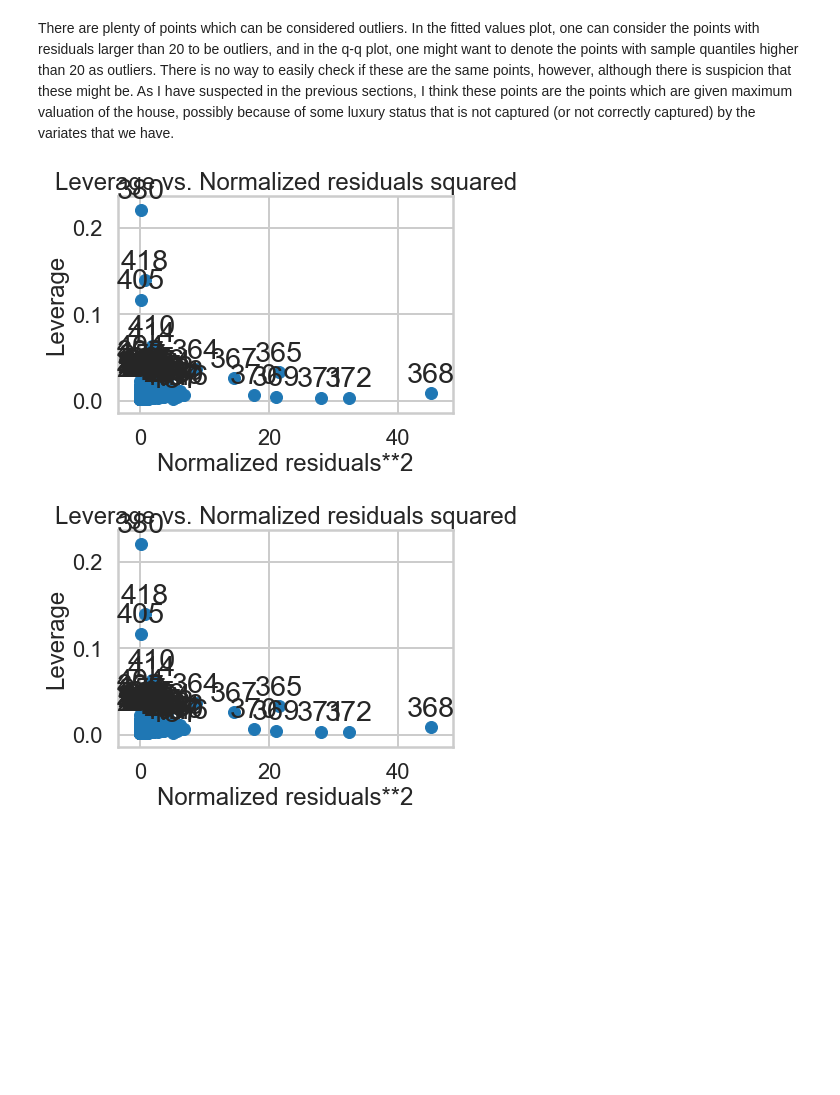
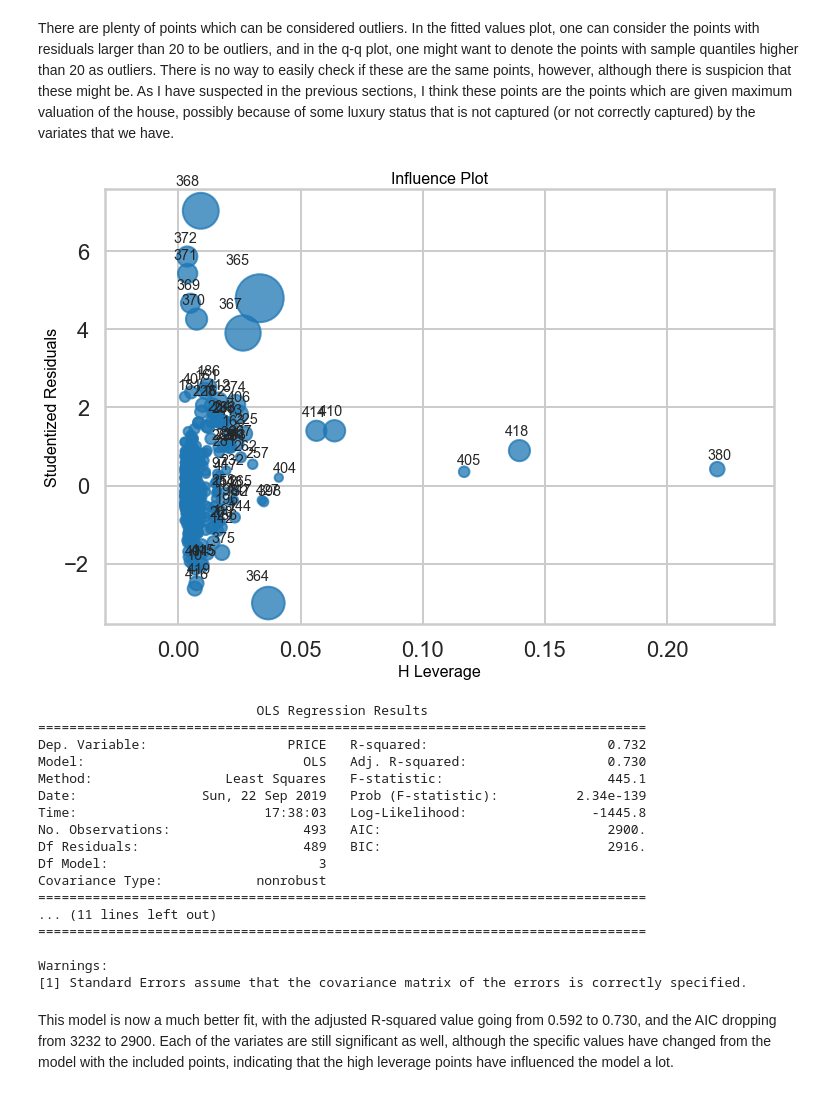
Before and after one commit to c4tsai/Springboard, a Jupyter notebook: Statistics/linear_regression/Mini_Project_Linear_Regression.ipynb, the cells around one changed output. Drawn from its saved outputs; the diff is of its cells as text; code cells hidden in the pictures; blank space fills up the shorter version.

```diff
--- a/Statistics/linear_regression/Mini_Project_Linear_Regression.ipynb
+++ b/Statistics/linear_regression/Mini_Project_Linear_Regression.ipynb
@@ -915,9 +915,32 @@ In the above q-q plot our conclusion of non-normal residuals is well-justified.
 The fitted vs residual plot allows one to check for autocorrelation, while it is easier in the q-q plot to check for normality.
 # %% [markdown]
 There are plenty of points which can be considered outliers. In the fitted values plot, one can consider the points with residuals larger than 20 to be outliers, and in the q-q plot, one might want to denote the points with sample quantiles higher than 20 as outliers. There is no way to easily check if these are the same points, however, although there is suspicion that these might be. As I have suspected in the previous sections, I think these points are the points which are given maximum valuation of the house, possibly because of some luxury status that is not captured (or not correctly captured) by the variates that we have.
-# %%
-from statsmodels.graphics.regressionplots import *
-plot_leverage_resid2(m2_alt)
-# %% [output]
-[figure, removed]
-[figure, removed]
+# %%
+fig, ax = plt.subplots(figsize=(12,8))
+fig = sm.graphics.influence_plot(m2_alt, ax=ax)
+# %% [output]
+[figure, added]
+# %%
+data_wo_outliers = bos[~bos.index.isin([368, 372, 371, 365, 369, 370, 367, 364, 414, 410, 405, 418, 380])]
+m4 = ols('PRICE ~ CRIM + RM + PTRATIO',data_wo_outliers).fit()
+print(m4.summary())
+# %% [output]
+                            OLS Regression Results
+==============================================================================
+Dep. Variable:                  PRICE   R-squared:                       0.732
+Model:                            OLS   Adj. R-squared:                  0.730
+Method:                 Least Squares   F-statistic:                     445.1
+Date:                Sun, 22 Sep 2019   Prob (F-statistic):          2.34e-139
+Time:                        17:38:03   Log-Likelihood:                -1445.8
+No. Observations:                 493   AIC:                             2900.
+Df Residuals:                     489   BIC:                             2916.
+Df Model:                           3
+Covariance Type:            nonrobust
+==============================================================================
+... (11 lines left out)
+==============================================================================
+
+Warnings:
+[1] Standard Errors assume that the covariance matrix of the errors is correctly specified.
+# %% [markdown]
+This model is now a much better fit, with the adjusted R-squared value going from 0.592 to 0.730, and the AIC dropping from 3232 to 2900. Each of the variates are still significant as well, although the specific values have changed from the model with the included points, indicating that the high leverage points have influenced the model a lot.
```
Also changed, not shown: parts of 4 cells of this notebook.
